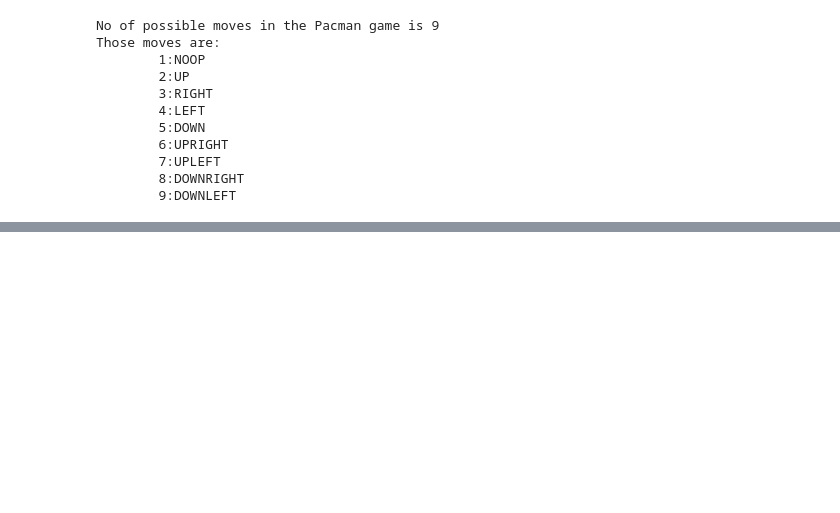
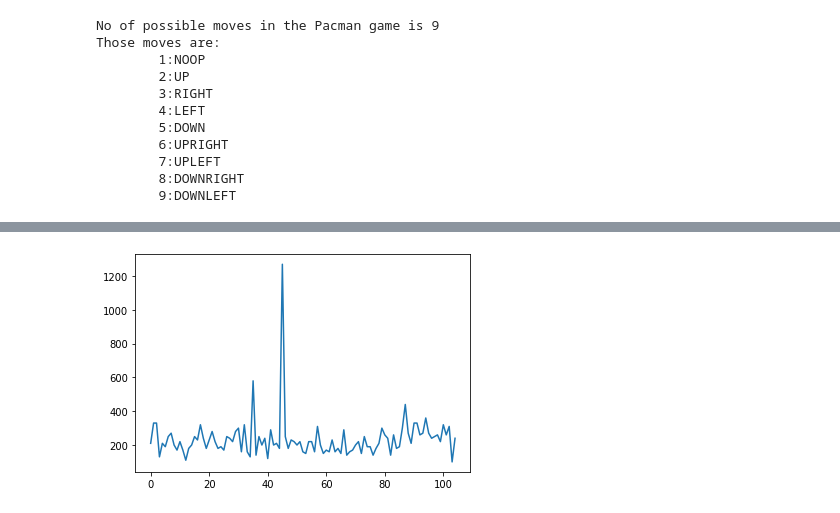
Before and after one commit to prajwalmani/Pacman_with_DQN_reinforcement_learning, a Jupyter notebook: pacman.ipynb, the cells around one changed output, grey strips where cells are left out. Drawn from its saved outputs; the diff is of its cells as text; code cells hidden in the pictures; blank space fills up the shorter version.

```diff
--- a/pacman.ipynb
+++ b/pacman.ipynb
@@ -127,0 +121,12 @@ targetQ,targetQ_outputs=q_network(X,'targetQ')
+# %%
+num_episodes=800
+batch_size=48
+input_shape=(None,88,80,1)
+learning_rate=0.001
+x_shape=(None,88,80,1)
+discount_factor=0.97
+
+global_step=0
+copy_steps=100
+steps_train=4
+start_steps=2000
@@ -127,0 +142,17 @@ targetQ,targetQ_outputs=q_network(X,'targetQ')
+# %%
+x_action=tf.compat.v1.placeholder(tf.int32,shape=(None,))
+q_action=tf.reduce_sum(input_tensor=targetQ_outputs*tf.one_hot(x_action,n_outputs),axis=1,keepdims=True)
+# %%
+copy_op=[tf.compat.v1.assign(main_name,targetQ[var_name]) for var_name, main_name in mainQ.items()]
+copy_target_to_main=tf.group(*copy_op)
+# %%
+y=tf.compat.v1.placeholder(tf.float32,shape=(None,1))
+
+loss=tf.reduce_mean(input_tensor=tf.square(y-q_action))
+optimizer=tf.compat.v1.train.AdadeltaOptimizer(learning_rate)
+traning_optimizer=optimizer.minimize(loss)
+
+init=tf.compat.v1.global_variables_initializer()
+loss_summary=tf.compat.v1.summary.scalar('LOSS',loss)
+merge_summary=tf.compat.v1.summary.merge_all()
+file_writer=tf.compat.v1.summary.FileWriter(log_dir,tf.compat.v1.get_default_graph())
@@ -127,0 +229,5 @@ targetQ,targetQ_outputs=q_network(X,'targetQ')
+# %%
+plt.plot(history)
+plt.show()
+# %% [output]
+[figure, added]
```
Also changed, not shown: parts of 16 cells of this notebook.
